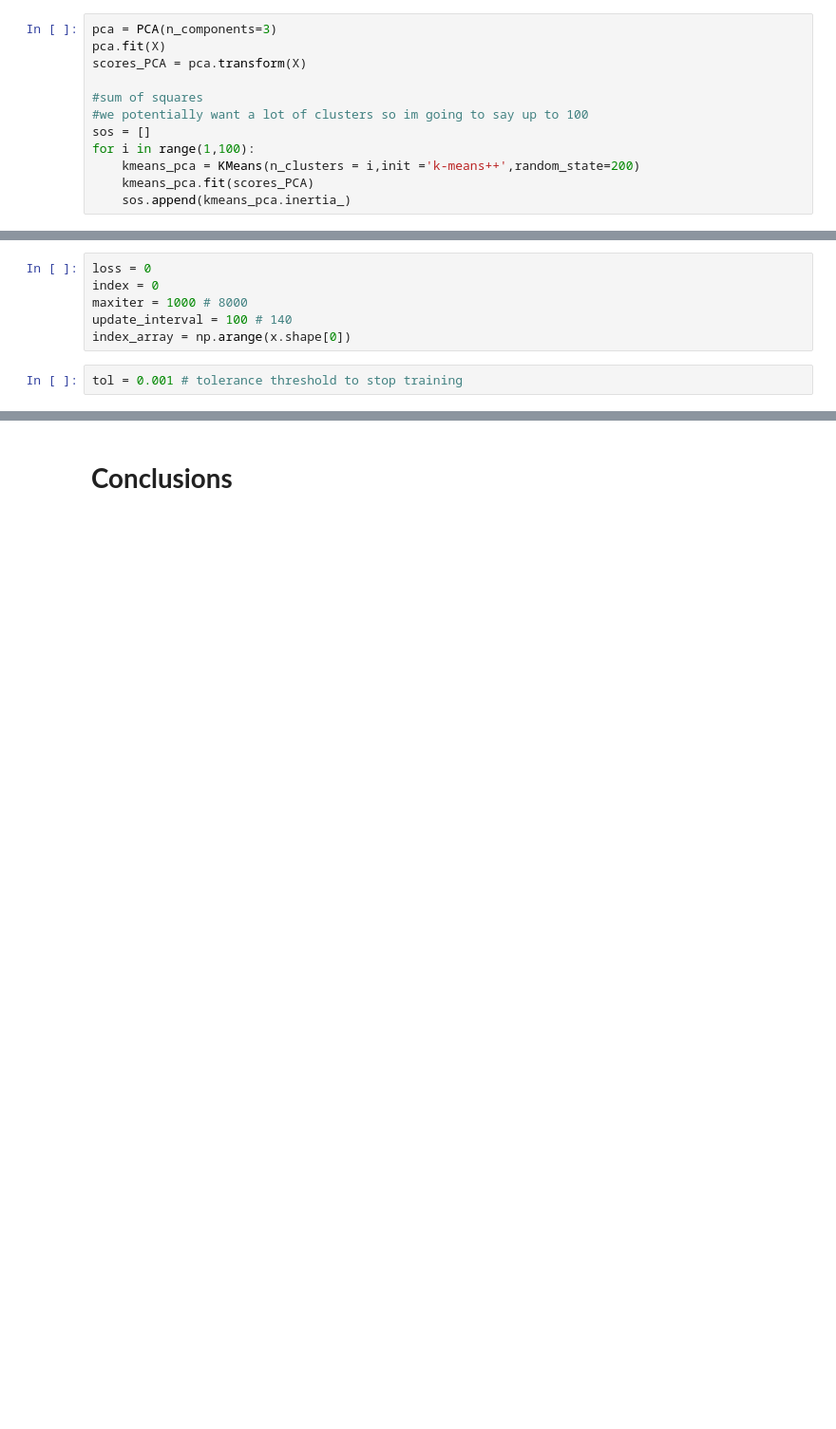
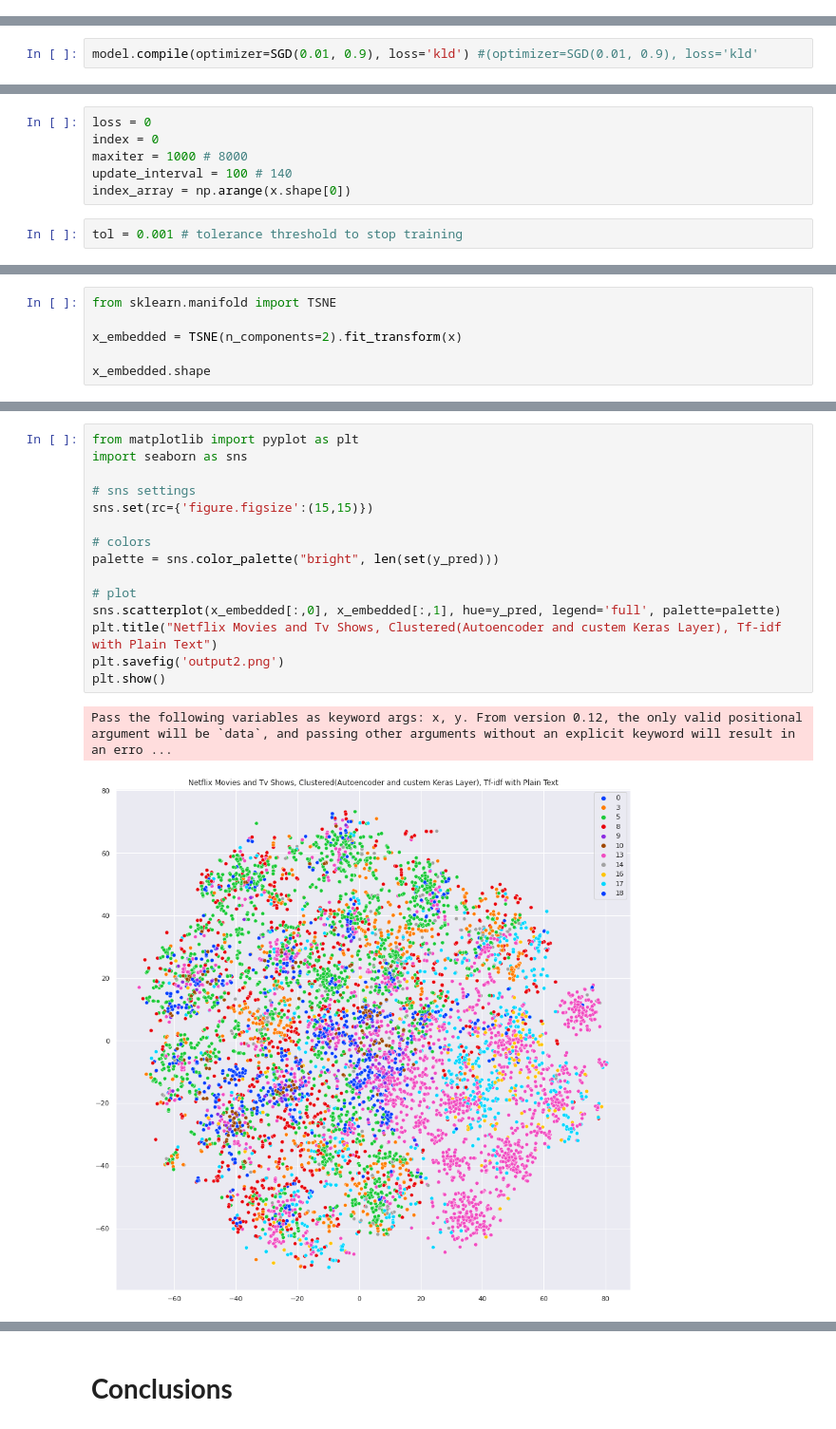
Before and after one commit to kumarirakhi19/NETFLIX-MOVIES-AND-TV-SHOWS-CLUSTERING, a Jupyter notebook: netflix_rakhi.ipynb, the cells around one changed output, grey strips where cells are left out. Shown at 95% size. Saved outputs shown, nothing was run; the diff lists cells and outputs as text; blank space fills up the shorter version.

```diff
--- a/netflix_rakhi.ipynb
+++ b/netflix_rakhi.ipynb
@@ -569,12 +488,0 @@ ValueError: ignored
-# %%
-pca = PCA(n_components=3)
-pca.fit(X)
-scores_PCA = pca.transform(X)
-
-#sum of squares
-#we potentially want a lot of clusters so im going to say up to 100
-sos = []
-for i in range(1,100):
-    kmeans_pca = KMeans(n_clusters = i,init ='k-means++',random_state=200)
-    kmeans_pca.fit(scores_PCA)
-    sos.append(kmeans_pca.inertia_)
@@ -908,3 +679,5 @@ NameError: ignored
+# %%
+model.compile(optimizer=SGD(0.01, 0.9), loss='kld') #(optimizer=SGD(0.01, 0.9), loss='kld'
 # %%
 kmeans = KMeans(n_clusters=n_clusters, n_init=20)
 y_pred = kmeans.fit_predict(encoder.predict(x))
@@ -947,0 +746,6 @@ NameError: ignored
+# %%
+from sklearn.manifold import TSNE
+
+x_embedded = TSNE(n_components=2).fit_transform(x)
+
+x_embedded.shape
@@ -947,0 +760,18 @@ NameError: ignored
+# %%
+from matplotlib import pyplot as plt
+import seaborn as sns
+
+# sns settings
+sns.set(rc={'figure.figsize':(15,15)})
+
+# colors
+palette = sns.color_palette("bright", len(set(y_pred)))
+
+# plot
+sns.scatterplot(x_embedded[:,0], x_embedded[:,1], hue=y_pred, legend='full', palette=palette)
+plt.title("Netflix Movies and Tv Shows, Clustered(Autoencoder and custem Keras Layer), Tf-idf with Plain Text")
+plt.savefig('output2.png')
+plt.show()
+# %% [output]
+Pass the following variables as keyword args: x, y. From version 0.12, the only valid positional argument will be `data`, and passing other arguments without an explicit keyword will result in an erro ...
+[figure, added]
```
Also changed, not shown: parts of 44 cells of this notebook.
